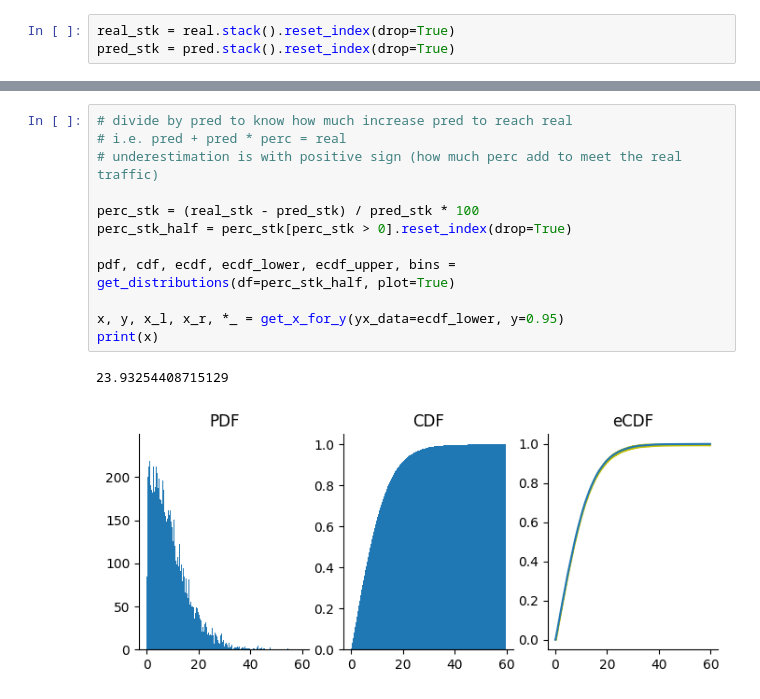
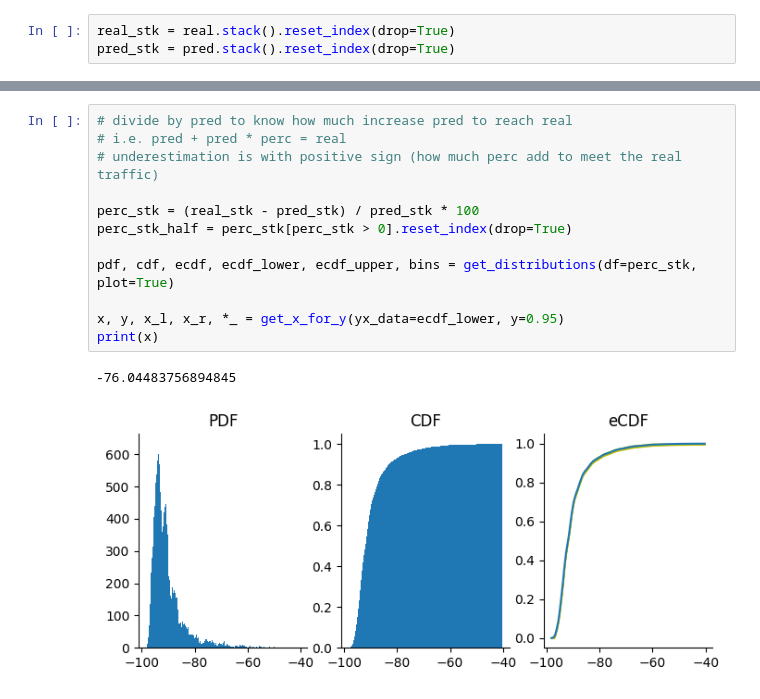
Before and after one commit to netopt/stat_traf_underestim_compensation, a Jupyter notebook: src/statistical_traffic_overhead_underestimation_compensation.ipynb, the cells around one changed output, grey strips where cells are left out. Cells and saved outputs as stored; diff of their text form.

```diff
--- a/src/statistical_traffic_overhead_underestimation_compensation.ipynb
+++ b/src/statistical_traffic_overhead_underestimation_compensation.ipynb
@@ -424,18 +695,18 @@ print(x)
 # %%
 # divide by pred to know how much increase pred to reach real
 # i.e. pred + pred * perc = real
 # underestimation is with positive sign (how much perc add to meet the real traffic)
 
 perc_stk = (real_stk - pred_stk) / pred_stk * 100
 perc_stk_half = perc_stk[perc_stk > 0].reset_index(drop=True)
 
-pdf, cdf, ecdf, ecdf_lower, ecdf_upper, bins = get_distributions(df=perc_stk_half, plot=True)
+pdf, cdf, ecdf, ecdf_lower, ecdf_upper, bins = get_distributions(df=perc_stk, plot=True)
 
 x, y, x_l, x_r, *_ = get_x_for_y(yx_data=ecdf_lower, y=0.95)
 print(x)
 # %% [output]
-23.93254408715129
+-76.04483756894845
-[figure, old version]
+[figure, new version]
 # %%
 if RESET_SEED: init_random();
 res = st.kstest(diff_stk_norm.sample(n=500), 'norm')
```
Also changed, not shown: parts of 16 cells of this notebook, 3 other files.
